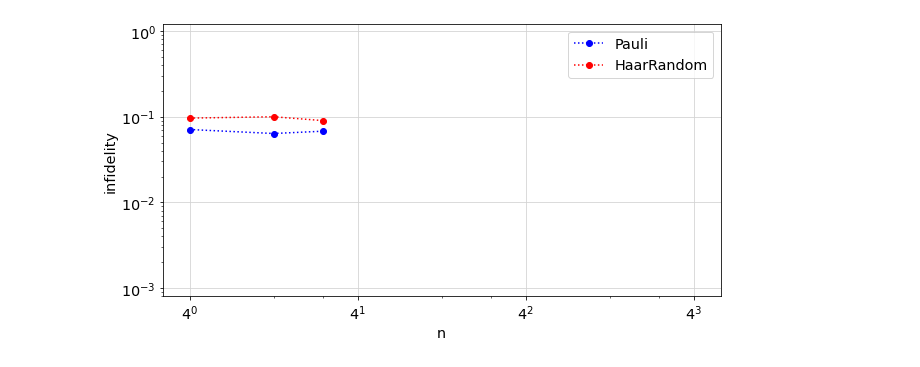
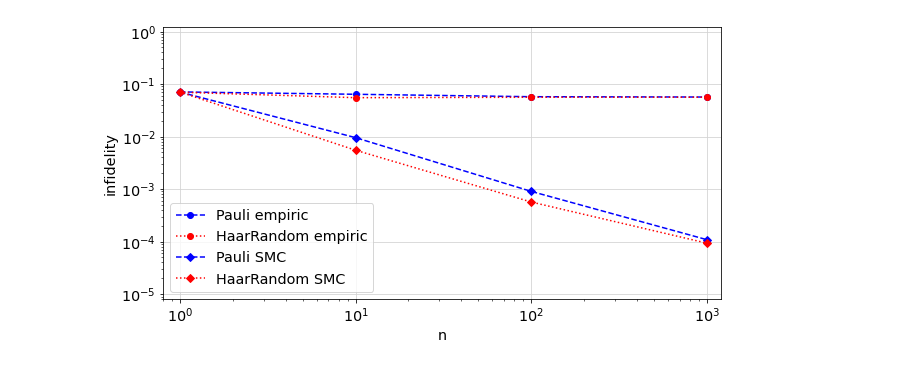
Before and after one commit to kaufmannnoah/BMEMOMN, a Jupyter notebook: 1qBayesianStateEstimation_fidelity_haar_vs_pauli.ipynb, the cells around one changed output. Saved outputs shown, nothing was run; the diff lists cells and outputs as text; code cells hidden in the pictures.

```diff
--- a/1qBayesianStateEstimation_fidelity_haar_vs_pauli.ipynb
+++ b/1qBayesianStateEstimation_fidelity_haar_vs_pauli.ipynb
@@ -214,17 +228,19 @@ np.savetxt('fid.txt', np.reshape(fid, (-1)))
-# %%
-fig = plt.figure(figsize=(10, 5))
-plt.plot(n_meas_arr, 1- np.mean(fid_emp[0], axis=1), label='Pauli', ls=':', marker='o', c='blue')
-plt.plot(n_meas_arr, 1 -np.mean(fid_emp[1], axis=1), label='HaarRandom', ls=':', marker='o', c='red')
-plt.xscale('log', base=10)
-plt.yscale('log', base=10)
-plt.ylim(0.0008, 1.2)
-plt.xlim(0.8, 1200)
-plt.xlabel('n', fontsize='x-large')
-plt.xticks(fontsize='x-large')
-plt.ylabel('infidelity', fontsize='x-large')
-plt.yticks(fontsize='x-large')
-plt.grid(c='lightgray')
-plt.legend(fontsize='x-large')
-plt.show()
-# %% [output]
-[figure, removed]
+# %%
+fig = plt.figure(figsize=(10, 5))
+plt.plot(n_meas_arr, 1- np.mean(fid_emp[0], axis=1), label='Pauli empiric', ls='--', marker='o', c='blue')
+plt.plot(n_meas_arr, 1 -np.mean(fid_emp[1], axis=1), label='HaarRandom empiric', ls=':', marker='o', c='red')
+plt.plot(n_meas_arr, 1- np.mean(fid[0], axis=1), label='Pauli SMC', ls='--', marker='D', c='blue')
+plt.plot(n_meas_arr, 1 -np.mean(fid[1], axis=1), label='HaarRandom SMC', ls=':', marker='D', c='red')
+plt.xscale('log', base=10)
+plt.yscale('log', base=10)
+plt.ylim(0.000008, 1.2)
+plt.xlim(0.8, 1200)
+plt.xlabel('n', fontsize='x-large')
+plt.xticks(fontsize='x-large')
+plt.ylabel('infidelity', fontsize='x-large')
+plt.yticks(fontsize='x-large')
+plt.grid(c='lightgray')
+plt.legend(fontsize='x-large')
+plt.show()
+# %% [output]
+[figure, added]
```
Also changed, not shown: parts of 5 cells of this notebook, 1 other file.
